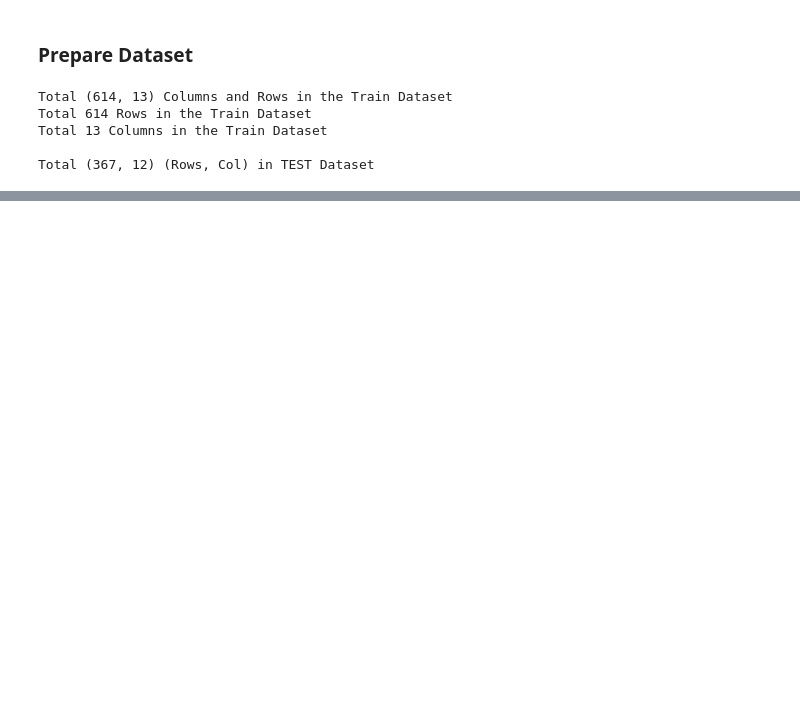
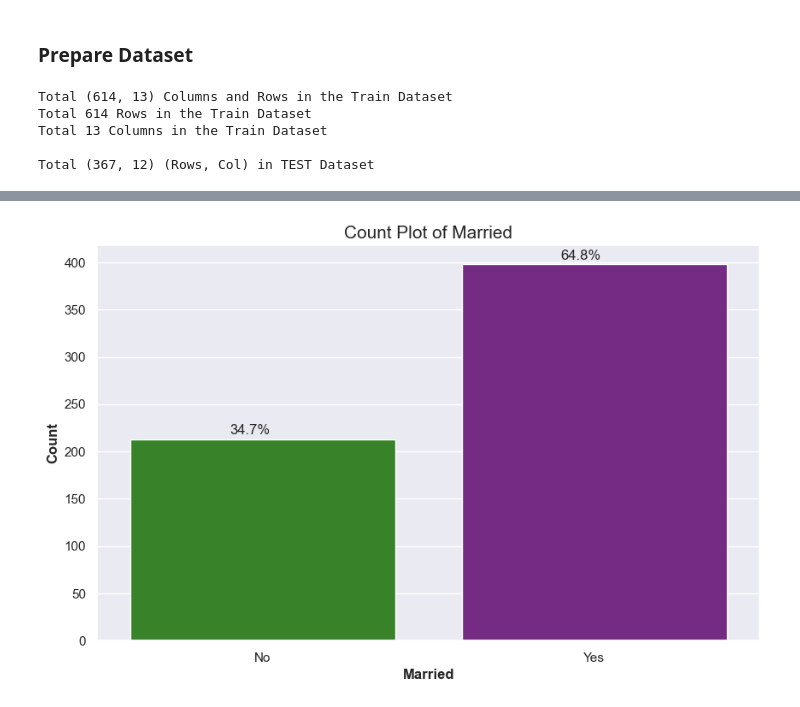
Before and after one commit to EdwinNgui/SmartLoans, a Jupyter notebook: backend/notebooks/analysis.ipynb, the cells around one changed output, grey strips where cells are left out. Drawn from its saved outputs; the diff is of its cells as text; code cells hidden in the pictures; blank space fills up the shorter version.

```diff
--- a/backend/notebooks/analysis.ipynb
+++ b/backend/notebooks/analysis.ipynb
@@ -104,0 +221,4 @@ data.head() # .head() is from pandas; it views the first few rows
+# %%
+plot_data(data, 'Married', plot_type='count')
+# %% [output]
+[figure, added]
```
Also changed, not shown: parts of 20 cells of this notebook.
